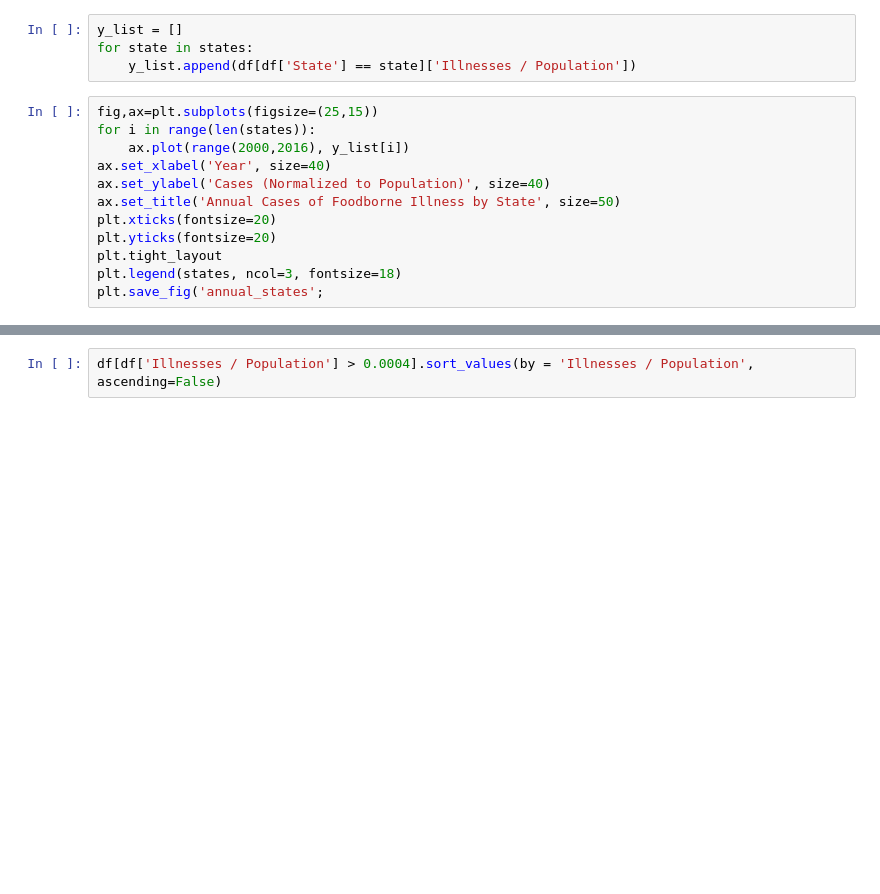
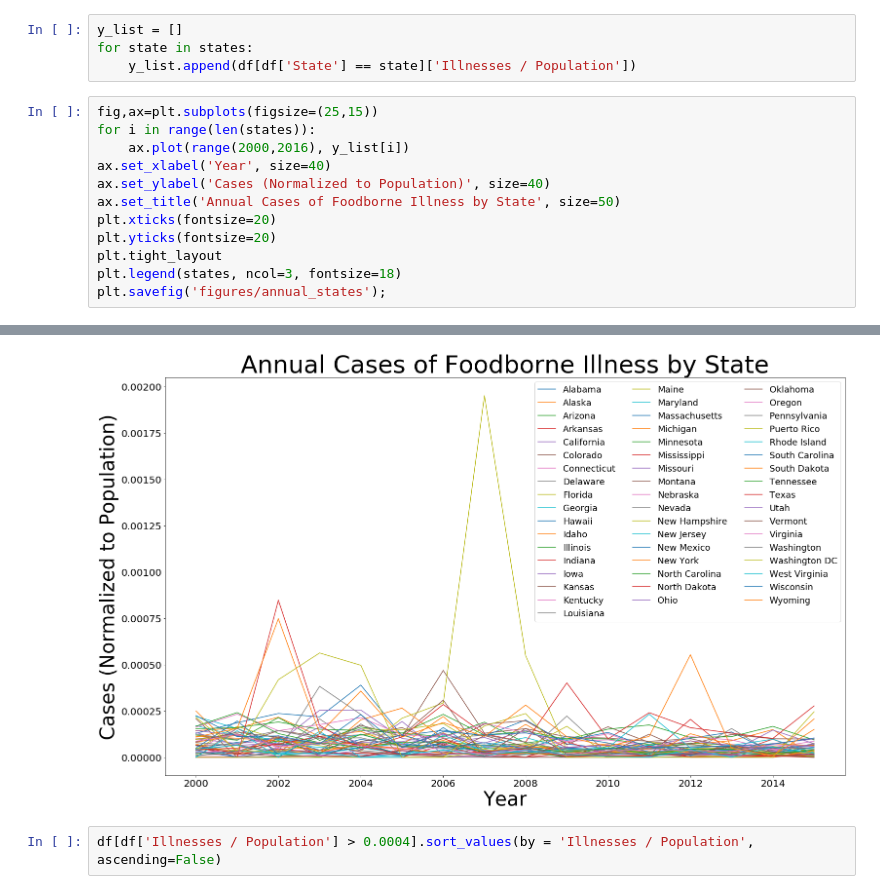
Before and after one commit to heathcliffs34/capstone_1, a Jupyter notebook: capstone1_states_over_time.ipynb, the cells around one changed output, grey strips where cells are left out. Saved outputs shown, nothing was run; the diff lists cells and outputs as text; blank space fills up the shorter version.

```diff
--- a/capstone1_states_over_time.ipynb
+++ b/capstone1_states_over_time.ipynb
@@ -247,5 +247,5 @@ plt.xticks(fontsize=20)
 plt.yticks(fontsize=20)
 plt.tight_layout
 plt.legend(states, ncol=3, fontsize=18)
-plt.save_fig('annual_states';
+plt.savefig('figures/annual_states');
 # %% [output]
@@ -253,3 +252,4 @@ SyntaxError: invalid syntax (<ipython-input-160-82016666db83>, line 11)
+[figure, added]
 # %%
 df[df['Illnesses / Population'] > 0.0004].sort_values(by = 'Illnesses / Population', ascending=False)
 # %% [output]
```
Also changed, not shown: parts of 1 cell of this notebook, 1 other file.
